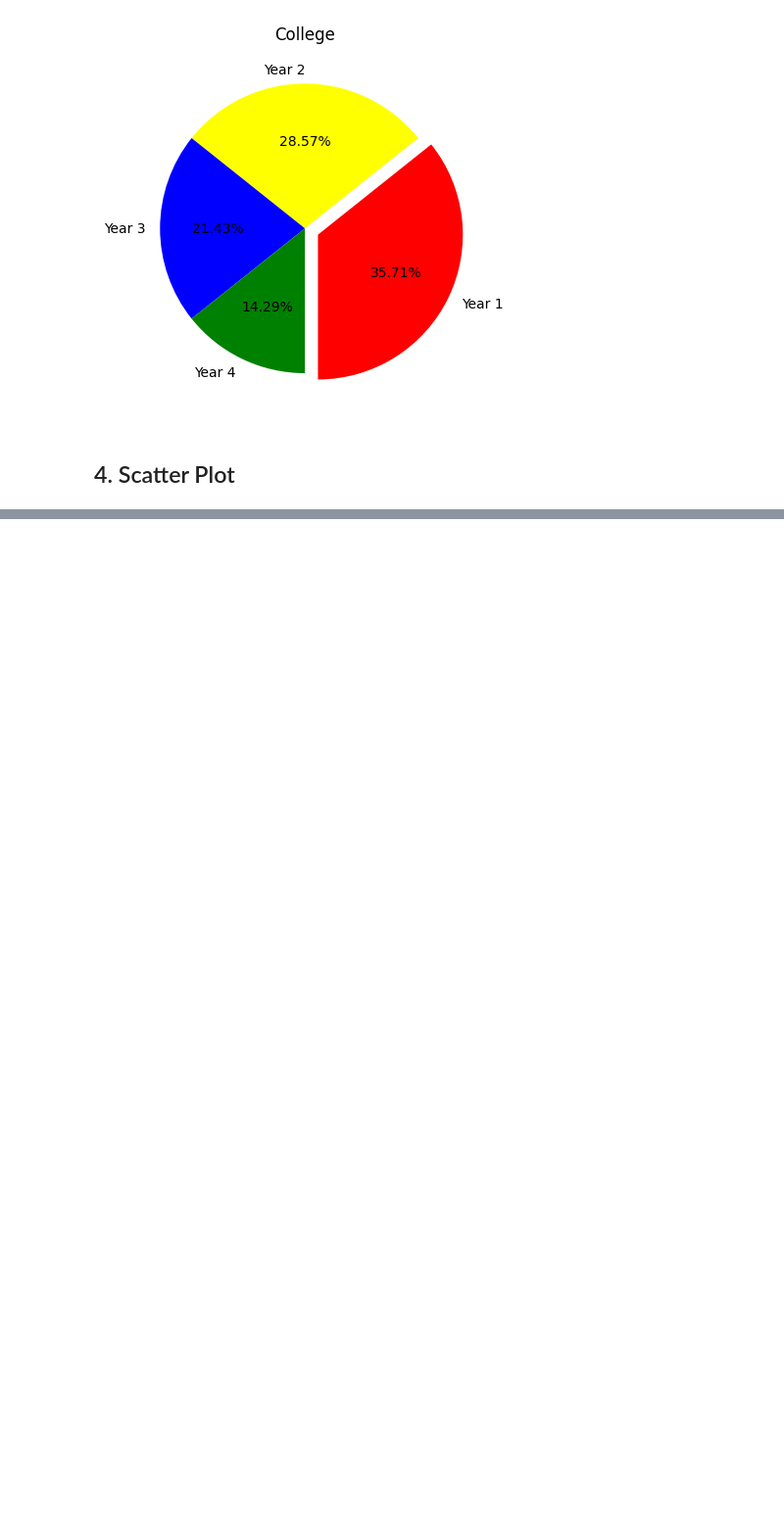
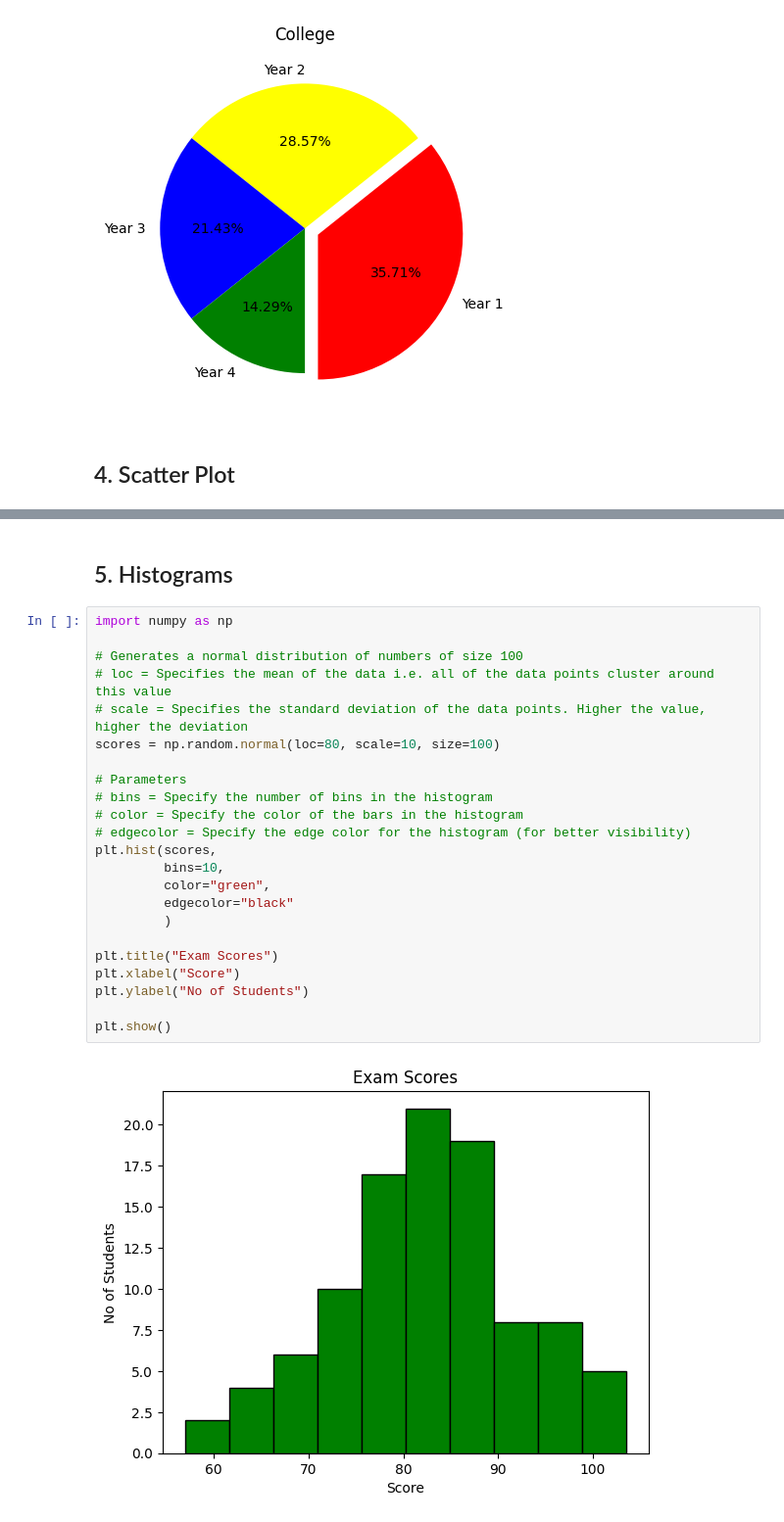
Before and after one commit to VRYeshwanth/AI-ML-Journey, a Jupyter notebook: Matplotlib Basics/basics.ipynb, the cells around one changed output, grey strips where cells are left out. Shown at 98% size. Saved outputs shown, nothing was run; the diff lists cells and outputs as text; blank space fills up the shorter version.

```diff
--- a/Matplotlib Basics/basics.ipynb
+++ b/Matplotlib Basics/basics.ipynb
@@ -140,0 +141,27 @@ plt.show()
+# %% [markdown]
+## 5. Histograms
+# %%
+import numpy as np
+
+# Generates a normal distribution of numbers of size 100
+# loc = Specifies the mean of the data i.e. all of the data points cluster around this value
+# scale = Specifies the standard deviation of the data points. Higher the value, higher the deviation
+scores = np.random.normal(loc=80, scale=10, size=100)
+
+# Parameters
+# bins = Specify the number of bins in the histogram
+# color = Specify the color of the bars in the histogram
+# edgecolor = Specify the edge color for the histogram (for better visibility)
+plt.hist(scores,
+         bins=10,
+         color="green",
+         edgecolor="black"
+         )
+
+plt.title("Exam Scores")
+plt.xlabel("Score")
+plt.ylabel("No of Students")
+
+plt.show()
+# %% [output]
+[figure, added]
```
Also changed, not shown: parts of 1 cell of this notebook.
